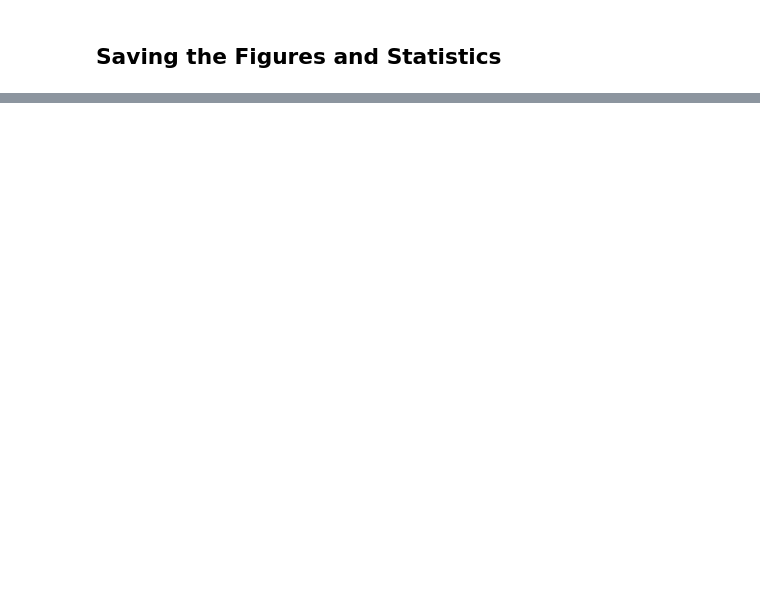
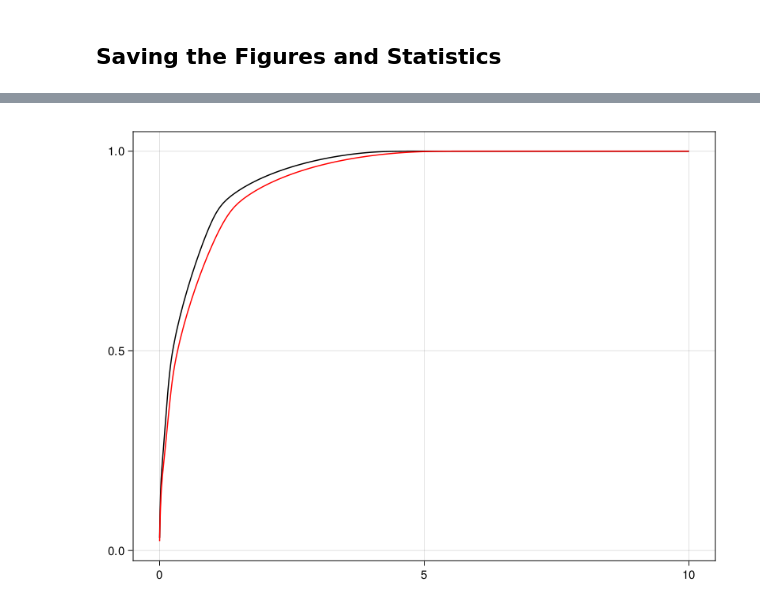
Before and after one commit to manuelamador/micro_risks_pareto_improving_policies, a Jupyter notebook: scripts/paper_figures_tables.ipynb, the cells around one changed output, grey strips where cells are left out. Saved outputs shown, nothing was run; the diff lists cells and outputs as text; code cells hidden in the pictures; blank space fills up the shorter version.

```diff
--- a/scripts/paper_figures_tables.ipynb
+++ b/scripts/paper_figures_tables.ipynb
@@ -609,0 +687,11 @@ end;
+# %%
+let
+    # Plots the wealth distribution in the laissez faire and in the new steady state after the policy change
+    pdf_0 = cumsum(sum(e_init.ws.pdf, dims = 2)[:])
+    f, ax = lines(e_init.h.a_grid, pdf_0, color = :black)
+    pdf_1 = cumsum(sum(e_final.ws.pdf, dims = 2)[:])
+    lines!(ax, e_init.h.a_grid, pdf_1, color = :red)
+    f
+end
+# %% [output]
+[figure, added]
```
Also changed, not shown: parts of 26 cells of this notebook, 5 other files.
